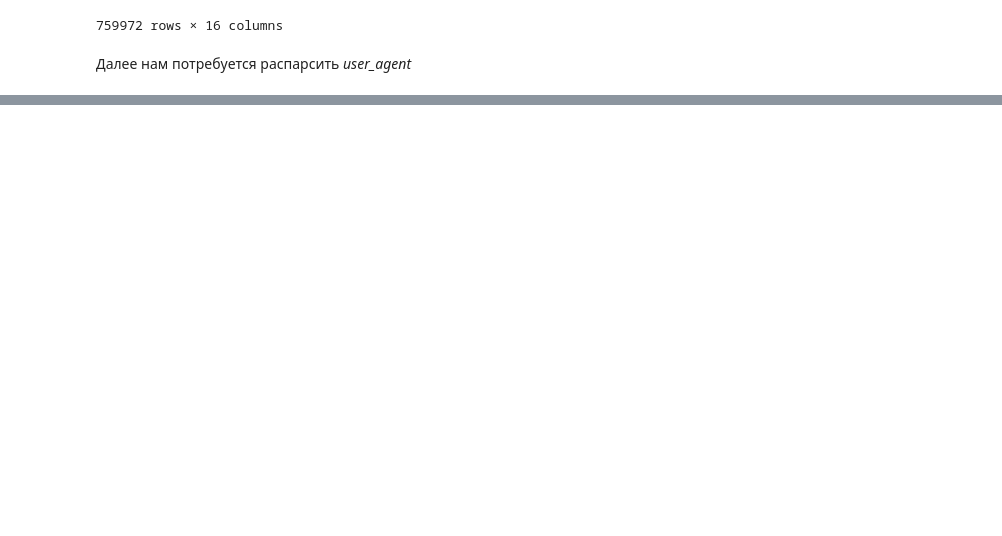
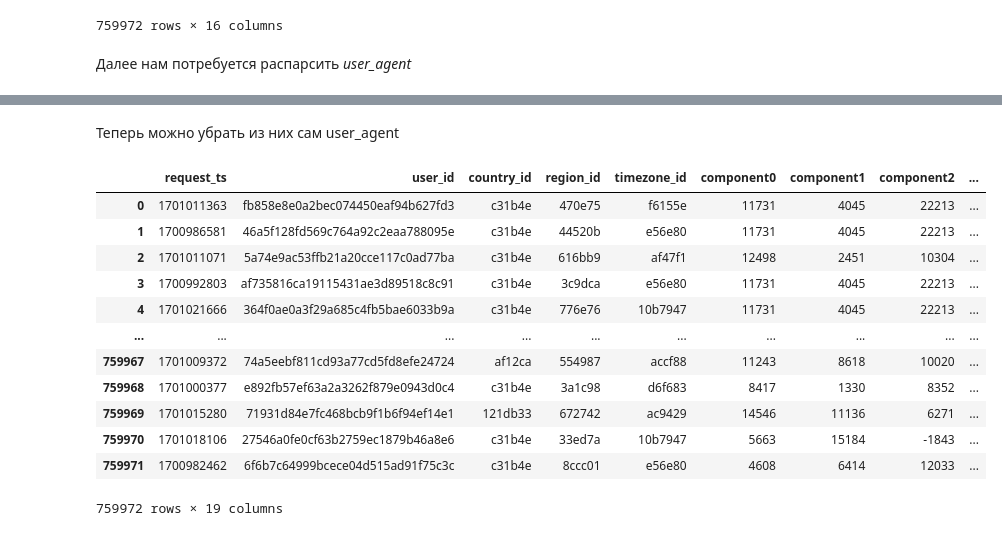
Before and after one commit to geniusLAT/factoryPractice, a Jupyter notebook: src/PreparingData1.ipynb, the cells around one changed output, grey strips where cells are left out. Drawn from its saved outputs; the diff is of its cells as text; code cells hidden in the pictures; blank space fills up the shorter version.

Commit message:
TrainingData.ipynb added

```diff
--- a/src/PreparingData1.ipynb
+++ b/src/PreparingData1.ipynb
@@ -88,11 +88,28 @@ train_df_with_referer
 759972 rows × 16 columns
 # %% [markdown]
 Далее нам потребуется распарсить _user_agent_
-# %%
-import user_agent_parser
-
-def parse(json_string):
-    return user_agent_parser.parse(json_string)
+# %%
+import json
+
+def parse(json_string):
+    json_string = str(json_string)
+
+    # Заменяем одинарные кавычки на двойные
+
+    json_string = json_string.replace("'", '"')
+
+    try:
+        # Преобразуем строку в словарь
+        data = json.loads(json_string)
+
+        # Создаем массив из ключей и значений
+        result = []
+        for key, value in data.items():
+            result.append(value)
+
+        return result
+    except:
+        return [" ", "0", " ", "0"]
 # %%
 train_parsed_user_agent = train_df_with_referer['user_agent'].apply(parse)
 test_parsed_user_agent = test_df_with_referer['user_agent'].apply(parse)
@@ -102,0 +133,5 @@ TypeError: parse() takes 0 positional arguments but 1 was given
+# %%
+train_df_with_referer[['browser', 'browser_version', 'os', 'os_version']] = train_parsed_user_agent.apply(pd.Series)
+test_df_with_referer[['browser', 'browser_version', 'os', 'os_version']] = test_parsed_user_agent.apply(pd.Series)
+
+train_df_with_referer
@@ -102,0 +152,21 @@ TypeError: parse() takes 0 positional arguments but 1 was given
+# %% [markdown]
+Теперь можно убрать из них сам user_agent
+# %%
+train_df_to_save = train_df_with_referer.drop(columns = ['user_agent'])
+test_df_to_save = test_df_with_referer.drop(columns = ['user_agent'])
+
+train_df_to_save
+# %% [output]
+|  | request_ts | user_id | country_id | region_id | timezone_id | component0 | component1 | component2 | ... |
+| 0 | 1701011363 | fb858e8e0a2bec074450eaf94b627fd3 | c31b4e | 470e75 | f6155e | 11731 | 4045 | 22213 | ... |
+| 1 | 1700986581 | 46a5f128fd569c764a92c2eaa788095e | c31b4e | 44520b | e56e80 | 11731 | 4045 | 22213 | ... |
+| 2 | 1701011071 | 5a74e9ac53ffb21a20cce117c0ad77ba | c31b4e | 616bb9 | af47f1 | 12498 | 2451 | 10304 | ... |
+| 3 | 1700992803 | af735816ca19115431ae3d89518c8c91 | c31b4e | 3c9dca | e56e80 | 11731 | 4045 | 22213 | ... |
+| 4 | 1701021666 | 364f0ae0a3f29a685c4fb5bae6033b9a | c31b4e | 776e76 | 10b7947 | 11731 | 4045 | 22213 | ... |
+| ... | ... | ... | ... | ... | ... | ... | ... | ... | ... |
+| 759967 | 1701009372 | 74a5eebf811cd93a77cd5fd8efe24724 | af12ca | 554987 | accf88 | 11243 | 8618 | 10020 | ... |
+| 759968 | 1701000377 | e892fb57ef63a2a3262f879e0943d0c4 | c31b4e | 3a1c98 | d6f683 | 8417 | 1330 | 8352 | ... |
+| 759969 | 1701015280 | 71931d84e7fc468bcb9f1b6f94ef14e1 | 121db33 | 672742 | ac9429 | 14546 | 11136 | 6271 | ... |
+| 759970 | 1701018106 | 27546a0fe0cf63b2759ec1879b46a8e6 | c31b4e | 33ed7a | 10b7947 | 5663 | 15184 | -1843 | ... |
+| 759971 | 1700982462 | 6f6b7c64999bcece04d515ad91f75c3c | c31b4e | 8ccc01 | e56e80 | 4608 | 6414 | 12033 | ... |
+759972 rows × 19 columns
```
Also changed, not shown: parts of 8 cells of this notebook, 1 other file.
